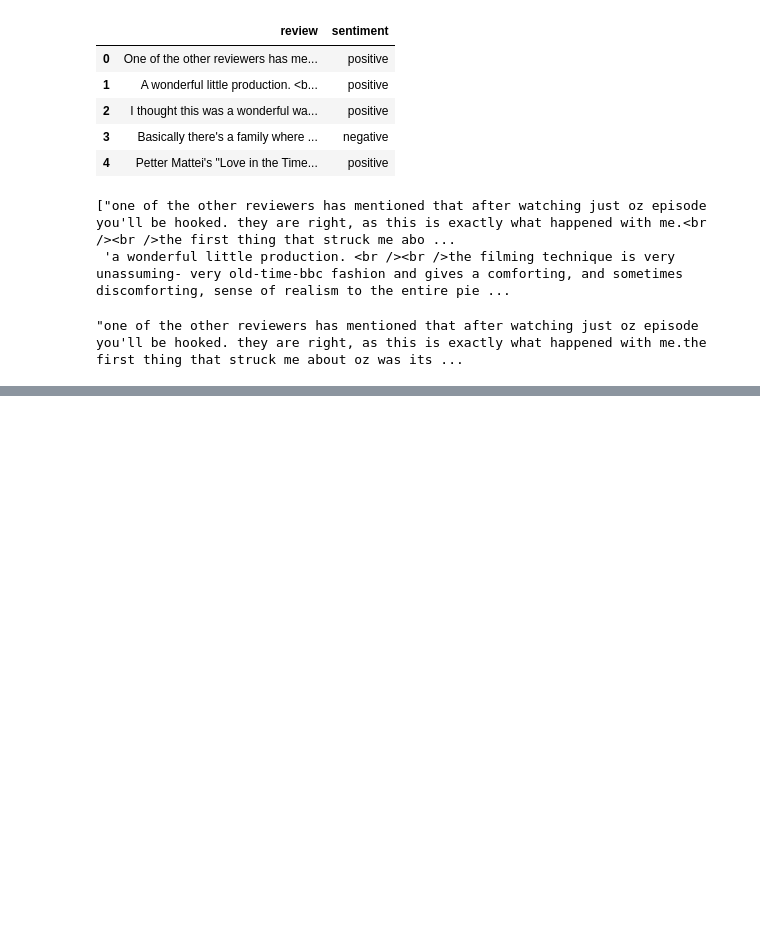
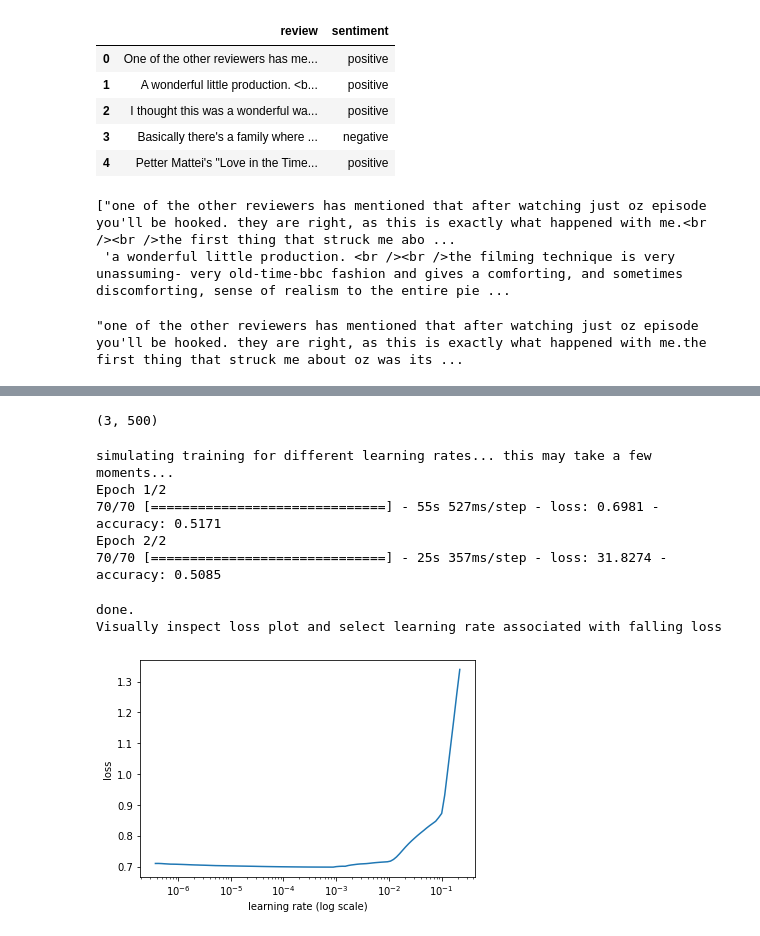
Before and after one commit to diyahundiwala/CMU_PGSS_2022, a Jupyter notebook: Week 02/LoadIMDB.ipynb, the cells around one changed output, grey strips where cells are left out. Cells and saved outputs as stored; diff of their text form; code cells hidden in the pictures; blank space fills up the shorter version.

```diff
--- a/Week 02/LoadIMDB.ipynb
+++ b/Week 02/LoadIMDB.ipynb
@@ -139,0 +171,3 @@ cleaned_df2[0]
+# %%
+df['sentiment'] = df['sentiment'].astype('category')
+df.info()
@@ -139,0 +196,14 @@ cleaned_df2[0]
+# %%
+randomsampleSet = sample(range(0,50000),1000)
+x = df["cleaned"].values[randomsampleSet]
+y = df["sentiment"].astype('str').values[randomsampleSet]
+
+x_train, x_test, y_train, y_test = train_test_split(x, y, test_size = 0.3, random_state = 10)
+# %%
+MODEL_NAME = 'distilbert-base-uncased-distilled-squad'
+t = text.Transformer(MODEL_NAME, maxlen=500, class_names=[0,1])
+# %%
+trn = t.preprocess_train(x_train, y_train)
+val = t.preprocess_test(x_test, y_test)
+model = t.get_classifier()
+learner = ktrain.get_learner(model, train_data=trn, val_data=val, batch_size=10)
@@ -139,0 +226,15 @@ cleaned_df2[0]
+# %%
+trn.x[0].shape
+# %% [output]
+(3, 500)
+# %%
+learner.lr_find(show_plot=True, max_epochs=2)
+# %% [output]
+simulating training for different learning rates... this may take a few moments...
+Epoch 1/2
+70/70 [==============================] - 55s 527ms/step - loss: 0.6981 - accuracy: 0.5171
+Epoch 2/2
+70/70 [==============================] - 25s 357ms/step - loss: 31.8274 - accuracy: 0.5085
+done.
+Visually inspect loss plot and select learning rate associated with falling loss
+[figure, added]
```
Also changed, not shown: parts of 13 cells of this notebook.
